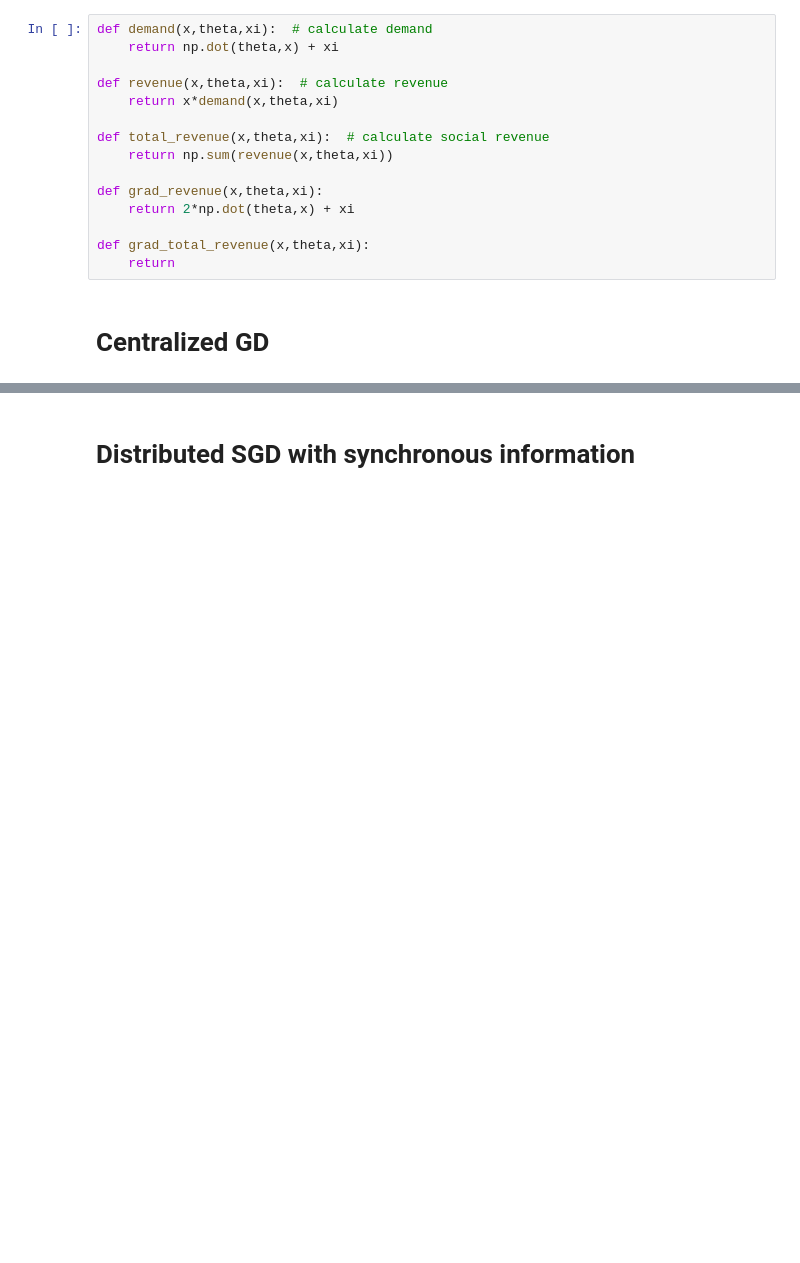
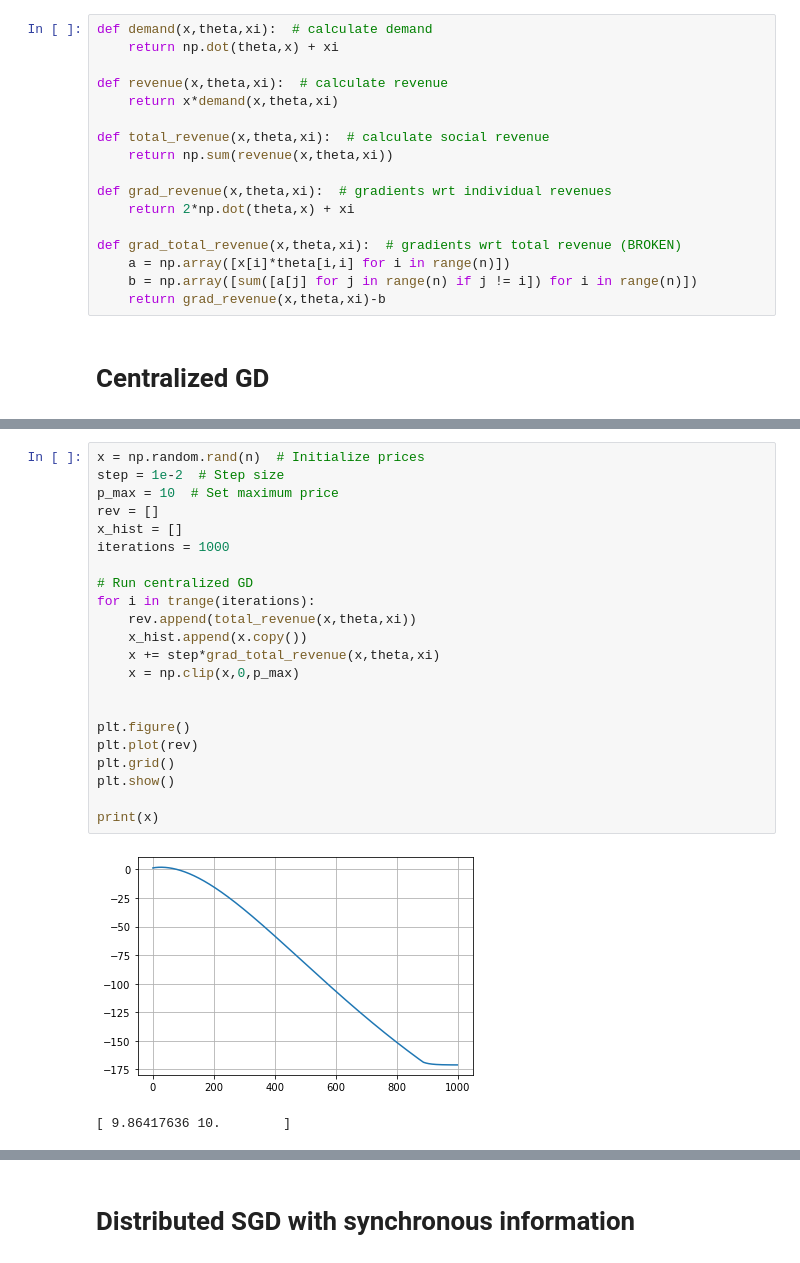
Before and after one commit to evanjfaulkner/Distributed-Opt, a Jupyter notebook: distributed_bertrand.ipynb, the cells around one changed output, grey strips where cells are left out. Saved outputs shown, nothing was run; the diff lists cells and outputs as text; blank space fills up the shorter version.

```diff
--- a/distributed_bertrand.ipynb
+++ b/distributed_bertrand.ipynb
@@ -78,11 +60,13 @@ def revenue(x,theta,xi):  # calculate revenue
 def total_revenue(x,theta,xi):  # calculate social revenue
     return np.sum(revenue(x,theta,xi))
 
-def grad_revenue(x,theta,xi):
+def grad_revenue(x,theta,xi):  # gradients wrt individual revenues
     return 2*np.dot(theta,x) + xi
 
-def grad_total_revenue(x,theta,xi):
-    return
+def grad_total_revenue(x,theta,xi):  # gradients wrt total revenue (BROKEN)
+    a = np.array([x[i]*theta[i,i] for i in range(n)])
+    b = np.array([sum([a[j] for j in range(n) if j != i]) for i in range(n)])
+    return grad_revenue(x,theta,xi)-b
 # %% [markdown]
 # Centralized GD
 # %%
@@ -114,3 +97,28 @@ print(x)
+# %%
+x = np.random.rand(n)  # Initialize prices
+step = 1e-2  # Step size
+p_max = 10  # Set maximum price
+rev = []
+x_hist = []
+iterations = 1000
+
+# Run centralized GD
+for i in trange(iterations):
+    rev.append(total_revenue(x,theta,xi))
+    x_hist.append(x.copy())
+    x += step*grad_total_revenue(x,theta,xi)
+    x = np.clip(x,0,p_max)
+
+
+plt.figure()
+plt.plot(rev)
+plt.grid()
+plt.show()
+
+print(x)
+# %% [output]
+[figure, added]
+[ 9.86417636 10.        ]
 # %%
 if n==2:
     x_hist = np.array(x_hist)
```
Also changed, not shown: parts of 6 cells of this notebook.
